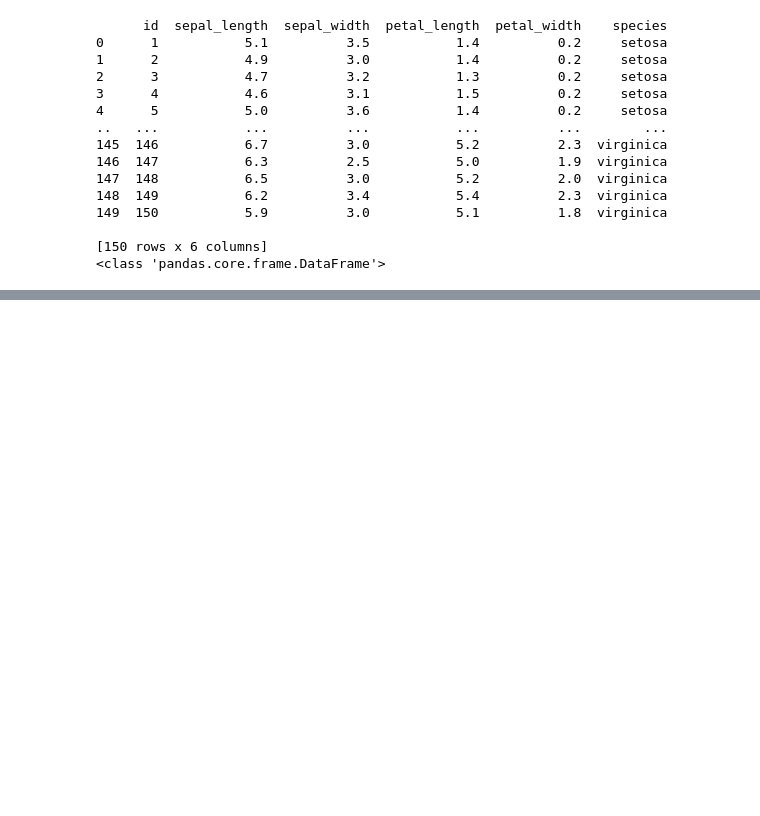
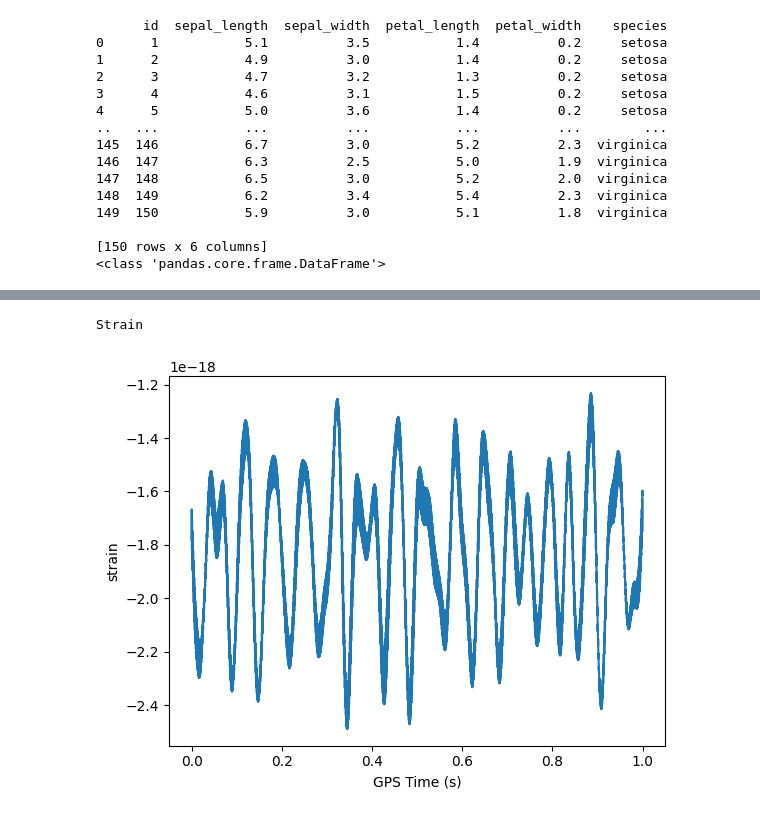
Before and after one commit to zartashiafzal/Data-Analysis-with-python-phase-2, a Jupyter notebook: 1_Importing_data.ipynb, the cells around one changed output, grey strips where cells are left out. Drawn from its saved outputs; the diff is of its cells as text; code cells hidden in the pictures; blank space fills up the shorter version.

Commit message:
dataset

```diff
--- a/1_Importing_data.ipynb
+++ b/1_Importing_data.ipynb
@@ -464,0 +515,13 @@ print(type(d))
+# %%
+file= "L-L1_LOSC_4_V1-1126259446-32.hdf5"
+# %%
+# Load file: data
+data = h5py.File(file, "r")
+
+# Print the datatype of the loaded file
+
+print(type(data))
+
+# Print the keys of the file
+for key in data.keys():
+    print(key)
@@ -464,0 +541,34 @@ print(type(d))
+# %%
+# Get the HDF5 group: group
+group = data['strain']
+
+# Check out keys of group
+for key in group.keys():
+    print(key)
+# %% [output]
+Strain
+# %%
+
+# Set variable equal to time series data: strain
+strain = np.array(data['strain']['Strain'])
+
+# This line extracts a dataset named 'Strain' from the 'strain' group and converts it into a NumPy array. This is the primary data that will be analyzed and plotted.
+
+# Set number of time points to sample: num_samples
+num_samples = 10000
+
+# Set time vector
+time = np.arange(0, 1, 1/num_samples)
+# This line uses the np.arange function from the NumPy library to create an array called time.
+# The np.arange function generates values starting from 0 up to (but not including) 1, with a step size of 1/num_samples.
+# In this case, with num_samples being 10000, the step size is 0.0001. This creates a uniformly spaced time vector with 10000 points over a 1 second interval.
+
+# Plot data
+plt.plot(time, strain[:num_samples]) #This line plots the strain data against the time vector. strain[:num_samples] implies that we are only plotting the first num_samples data points from the strain array. The assumption here is that strain is an array with at least num_samples elements.
+plt.xlabel('GPS Time (s)')
+plt.ylabel('strain')
+plt.show()
+
+#To visualize how a certain parameter (in this case, 'strain') changes over time.
+# %% [output]
+[figure, added]
```
Also changed, not shown: parts of 13 cells of this notebook.
